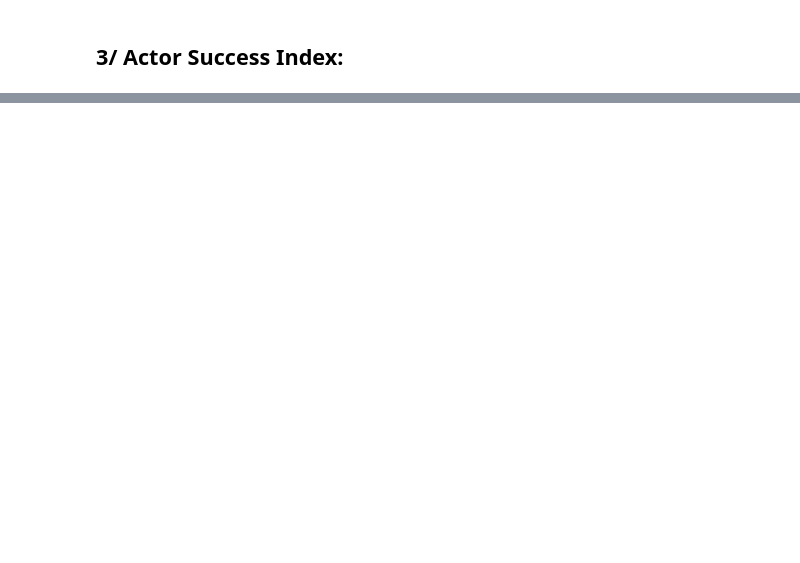
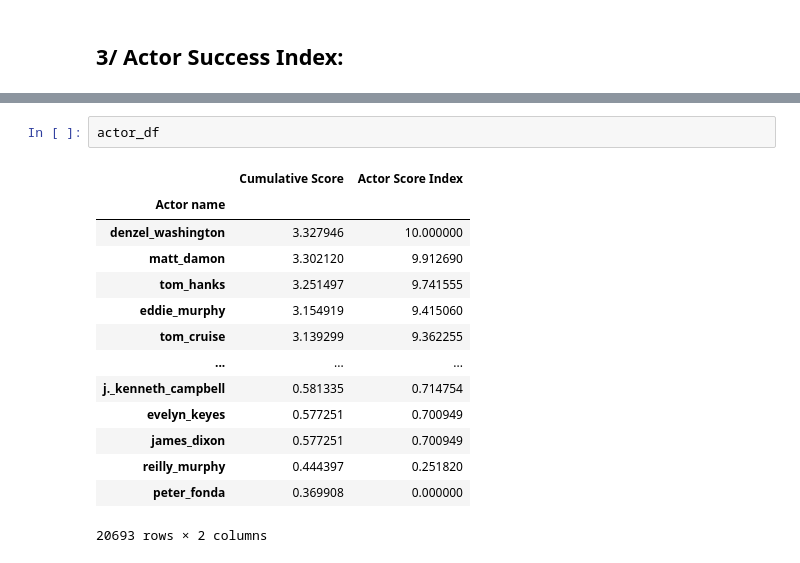
Before and after one commit to epfl-ada/ada-2024-project-sigma-squad, a Jupyter notebook: results.ipynb, the cells around one changed output, grey strips where cells are left out. Cells and saved outputs as stored; diff of their text form; blank space fills up the shorter version.

```diff
--- a/results.ipynb
+++ b/results.ipynb
@@ -125,0 +138,17 @@ actor_df = actor_data(df)
+# %%
+actor_df
+# %% [output]
+|  | Cumulative Score | Actor Score Index |
+| Actor name |  |  |
+| denzel_washington | 3.327946 | 10.000000 |
+| matt_damon | 3.302120 | 9.912690 |
+| tom_hanks | 3.251497 | 9.741555 |
+| eddie_murphy | 3.154919 | 9.415060 |
+| tom_cruise | 3.139299 | 9.362255 |
+| ... | ... | ... |
+| j._kenneth_campbell | 0.581335 | 0.714754 |
+| evelyn_keyes | 0.577251 | 0.700949 |
+| james_dixon | 0.577251 | 0.700949 |
+| reilly_murphy | 0.444397 | 0.251820 |
+| peter_fonda | 0.369908 | 0.000000 |
+20693 rows × 2 columns
```
Also changed, not shown: parts of 5 cells of this notebook.
